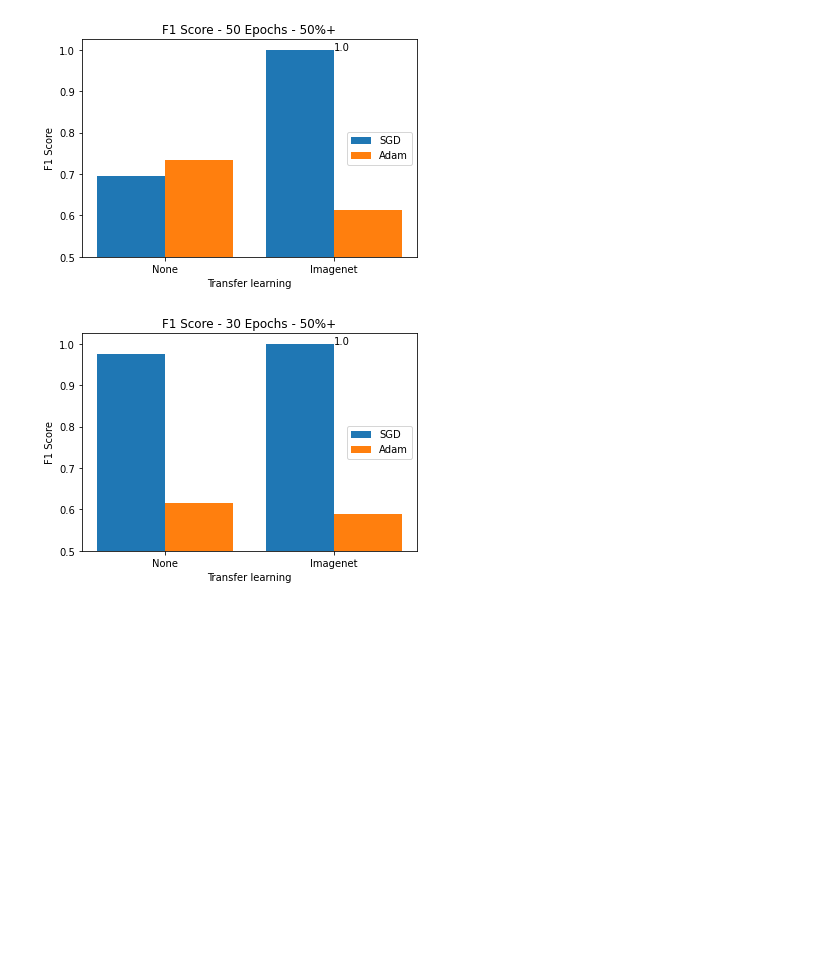
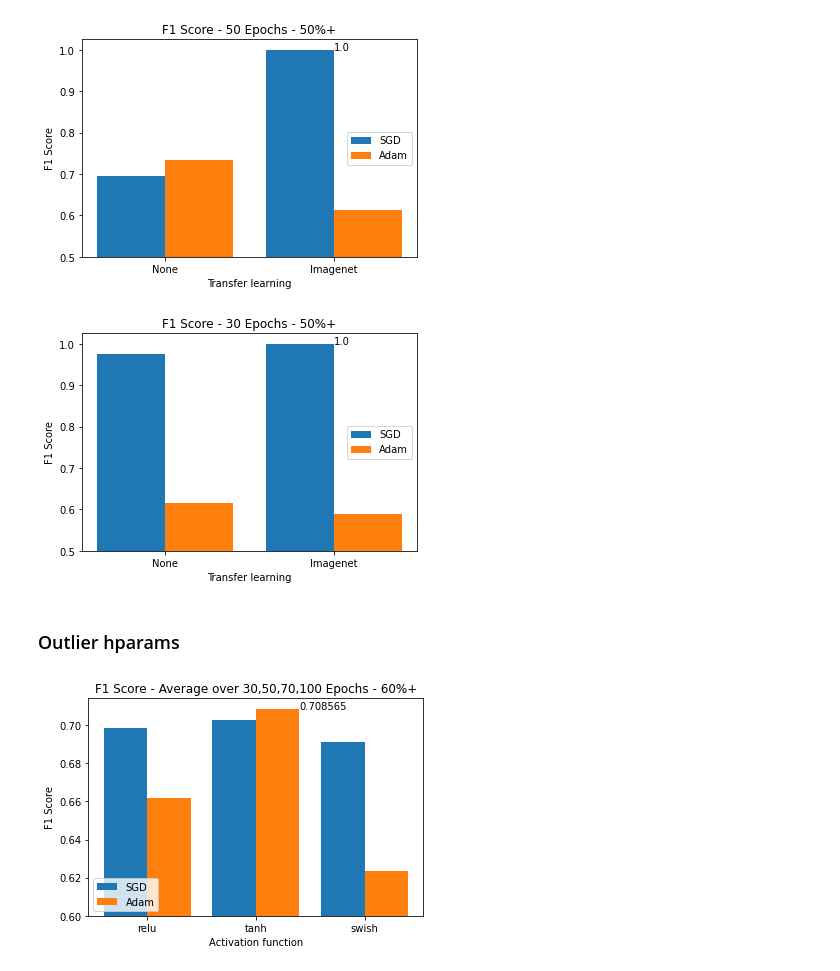
Before and after one commit to anlu1601/Machinelearning-in-wood-industry, a Jupyter notebook: Graphs.ipynb, the cells around one changed output. Saved outputs shown, nothing was run; the diff lists cells and outputs as text; code cells hidden in the pictures; blank space fills up the shorter version.

Commit message:
File to generate graphs based saved data

```diff
--- a/Graphs.ipynb
+++ b/Graphs.ipynb
@@ -108,3 +130,54 @@ plt.legend(loc='center right')
 plt.show()
 # %% [output]
 [figure]
+# %% [markdown]
+### Outlier hparams
+# %%
+
+X = ['relu', 'tanh', 'swish']
+scale_factor = 0.6
+
+
+#sgd = [0.70099, 0.70639, 0.73051]
+#adam = [0.63049, 0.78356, 0.6879]
+
+sgd_all = [[0.70099, 0.70639, 0.73051], [0.7107, 0.67648, 0.72466], [0.67724, 0.71546, 0.70843], [0.70418, 0.71255, 0]]
+adam_all = [[0.63049, 0.78356, 0.6879], [0.63787, 0.66156, 0.60625], [0.7144, 0.70948, 0.54694], [0.66332, 0.67966, 0.58235]]
+
+#sgd = [s - scale_factor if s - scale_factor > 0 else 0 for s in sgd]
+#adam = [s - scale_factor if s - scale_factor > 0 else 0 for s in adam]
+
+sgd_30 = [s - scale_factor if s - scale_factor > 0 else 0 for s in sgd_all[0]]
+adam_30 = [s - scale_factor if s - scale_factor > 0 else 0 for s in adam_all[0]]
+
+sgd_50 = [s - scale_factor if s - scale_factor > 0 else 0 for s in sgd_all[1]]
+adam_50 = [s - scale_factor if s - scale_factor > 0 else 0 for s in adam_all[1]]
+
+sgd_70 = [s - scale_factor if s - scale_factor > 0 else 0 for s in sgd_all[2]]
+adam_70 = [s - scale_factor if s - scale_factor > 0 else 0 for s in adam_all[2]]
+
+sgd_100 = [s - scale_factor if s - scale_factor > 0 else 0 for s in sgd_all[3]]
+adam_100 = [s - scale_factor if s - scale_factor > 0 else 0 for s in adam_all[3]]
+
+sgd_all = [sgd_30, sgd_50, sgd_70, sgd_100]
+adam_all = [adam_30, adam_50, adam_70, adam_100]
+
+X_axis = np.arange(len(X))
+
+sgd = np.mean(sgd_all, axis=0)
+adam = np.mean(adam_all, axis=0)
+
+plt.bar(X_axis - 0.2, sgd, 0.4, scale_factor, label = 'SGD')
+plt.bar(X_axis + 0.2, adam, 0.4, scale_factor, label = 'Adam')
+
+plt.annotate(adam[1]+scale_factor, (1.4, adam[1]+scale_factor))
+
+plt.xticks(X_axis, X)
+plt.xlabel("Activation function")
+plt.ylabel("F1 Score")
+plt.title("F1 Score - Average over 30,50,70,100 Epochs - 60%+")
+plt.legend(loc='lower left')
+#plt.savefig('F1scoreCV50ZF.png', bbox_inches='tight')
+plt.show()
+# %% [output]
+[figure, added]
```
Also changed, not shown: parts of 58 cells of this notebook.
